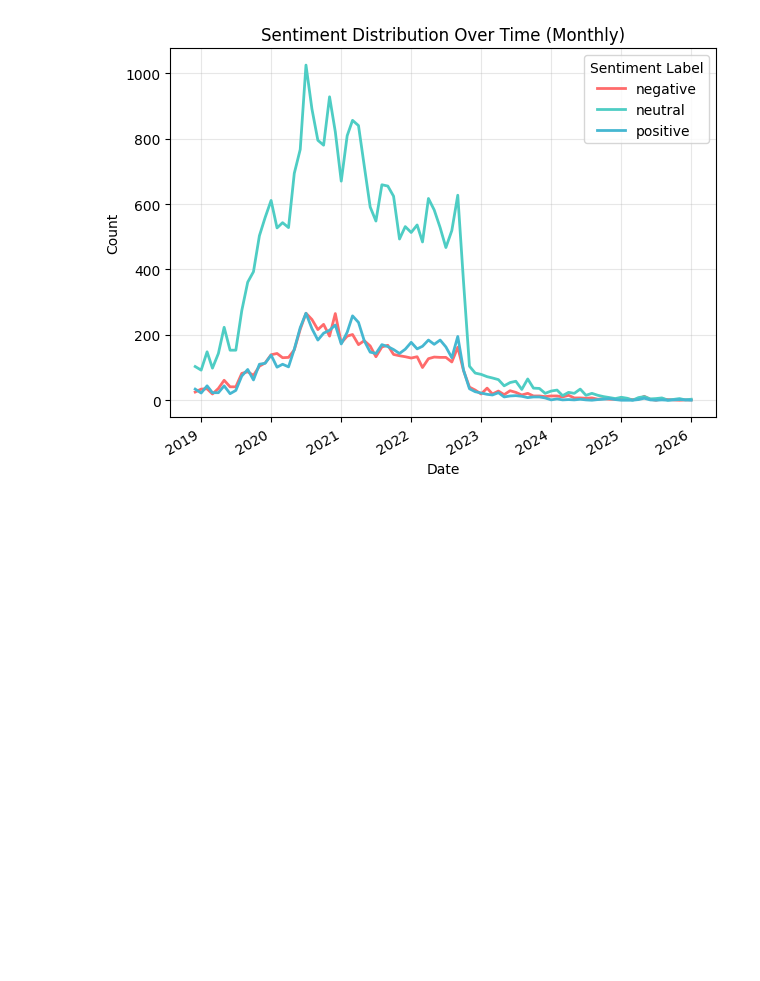
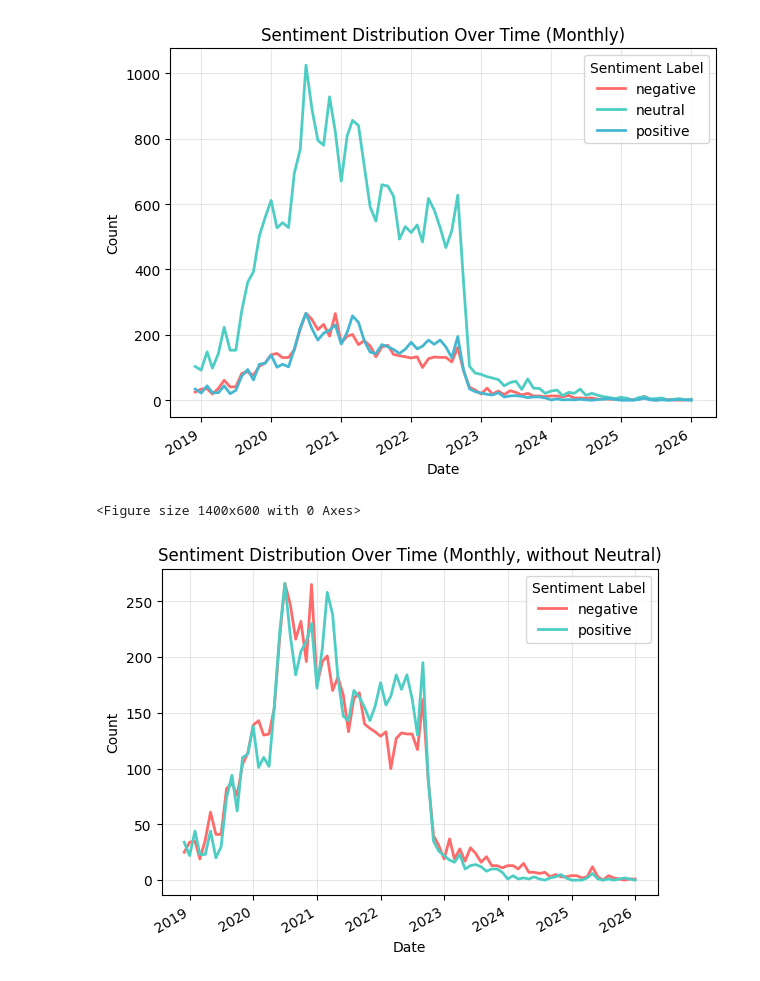
Before and after one commit to Grim2Hot/DAT6003, a Jupyter notebook: nlp_visualisation.ipynb, the cells around one changed output. Saved outputs shown, nothing was run; the diff lists cells and outputs as text; code cells hidden in the pictures; blank space fills up the shorter version.

```diff
--- a/nlp_visualisation.ipynb
+++ b/nlp_visualisation.ipynb
@@ -104,6 +104,18 @@ plt.show()
 # %% [output]
 <Figure size 1400x600 with 0 Axes>
 [figure]
+# %%
+# Plotting without neutral for clarity
+plt.figure(figsize=(14, 6))
+sentiment_over_time_weekly[['negative', 'positive']].plot(kind='line', linewidth=2, color=['#FF6B6B', '#4ECDC4'])
+plt.xlabel('Date')
+plt.ylabel('Count')
+plt.title('Sentiment Distribution Over Time (Monthly, without Neutral)')
+plt.legend(title='Sentiment Label')
+plt.grid(True, alpha=0.3)
+# %% [output]
+<Figure size 1400x600 with 0 Axes>
+[figure, added]
 # %%
 # Plot a wordcloud
 def plot_wordcloud(texts, title):
```
Also changed, not shown: parts of 14 cells of this notebook, 2 other files.
